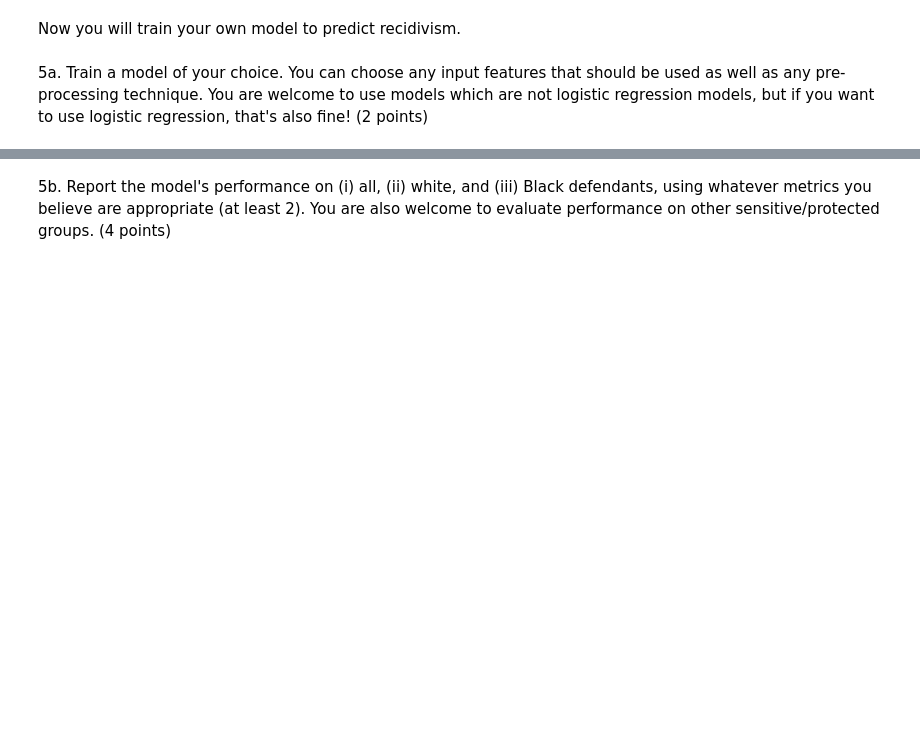
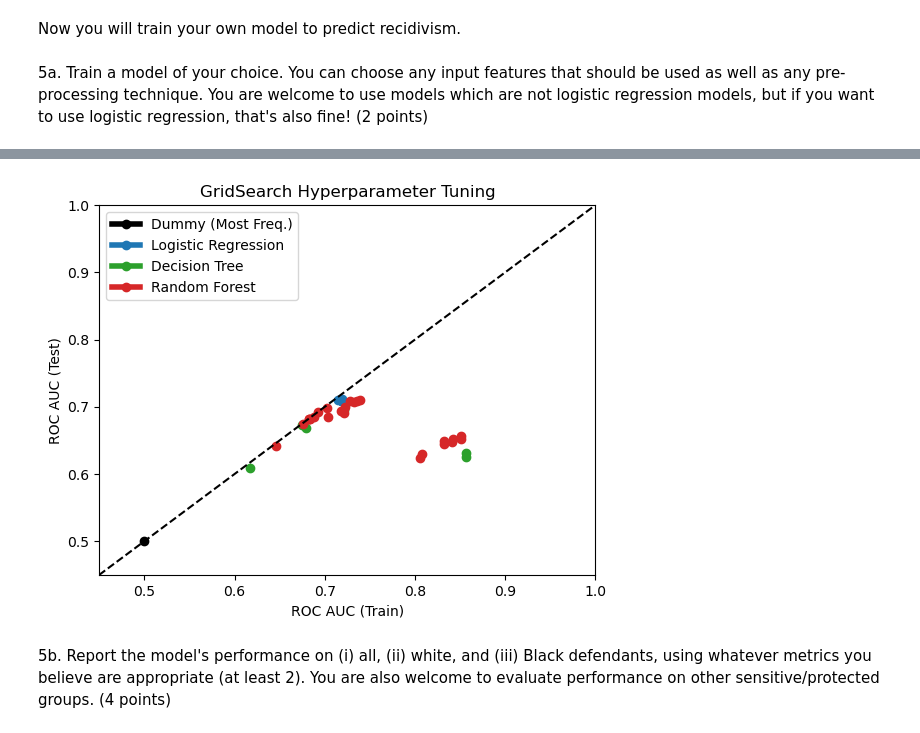
Before and after one commit to zpsheldon/ml-fairness, a Jupyter notebook: hw1/Assignment_1.ipynb, the cells around one changed output, grey strips where cells are left out. Cells and saved outputs as stored; diff of their text form; code cells hidden in the pictures; blank space fills up the shorter version.

```diff
--- a/hw1/Assignment_1.ipynb
+++ b/hw1/Assignment_1.ipynb
@@ -438,2 +491,24 @@ Now you will train your own model to predict recidivism.
+# %%
+from matplotlib.lines import Line2D
+
+colors = ["black", "tab:blue","tab:green","tab:red"]
+custom_lines = [Line2D([0], [0], color=c, lw=4, marker='o') for c in colors]
+
+fig,ax = plt.subplots(1,1)
+for res,c in zip(results,colors):
+    ax.scatter(res["mean_train_roc_auc"], res["mean_test_roc_auc"],c=c)
+ax.plot([0, 1], [0,1],ls="--",c="k")
+ax.set_ylim([0.45,1])
+ax.set_xlim([0.45,1])
+ax.legend(
+    custom_lines,
+    ["Dummy (Most Freq.)", "Logistic Regression", "Decision Tree", "Random Forest"]
+)
+ax.set_xlabel("ROC AUC (Train)")
+ax.set_ylabel("ROC AUC (Test)")
+ax.set_title("GridSearch Hyperparameter Tuning")
+plt.show()
+# %% [output]
+[figure, added]
 # %% [markdown]
 5b. Report the model's performance on (i) all, (ii) white, and (iii) Black defendants, using whatever metrics you believe are appropriate (at least 2). You are also welcome to evaluate performance on other sensitive/protected groups. (4 points)
```
Also changed, not shown: parts of 13 cells of this notebook.
